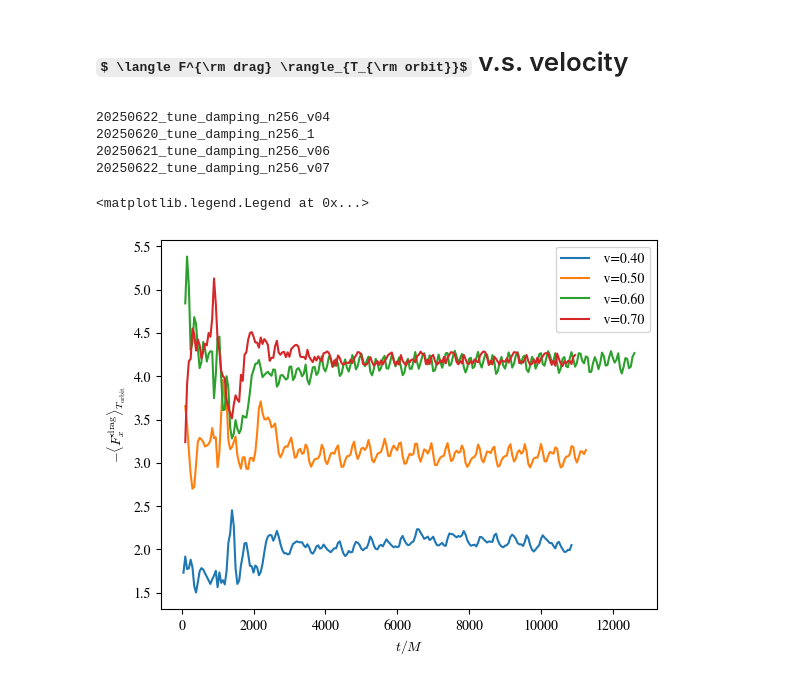
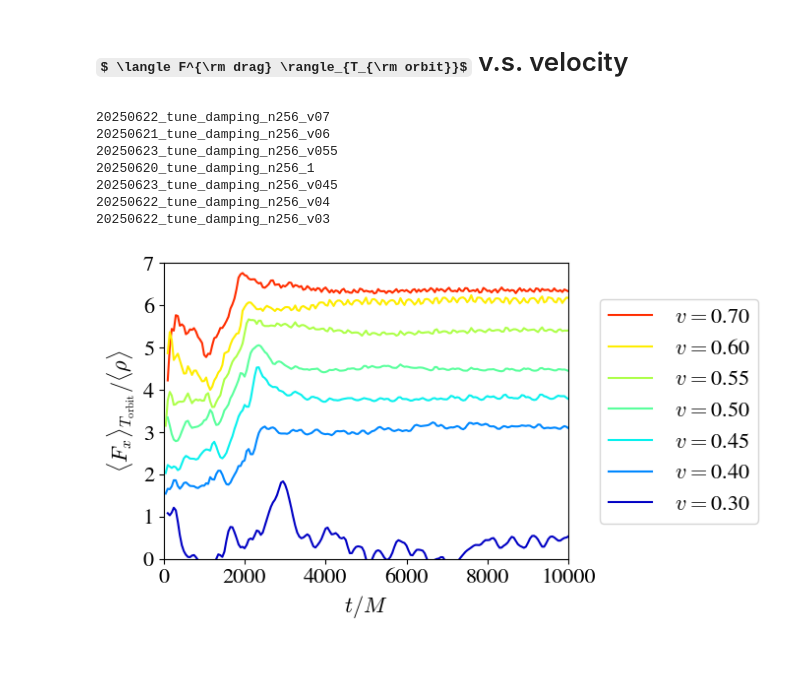
Before and after one commit to XinShuo-ph/plot_scripts, a Jupyter notebook: plot_cleanup_tuned_damping.ipynb, the cells around one changed output. Cells and saved outputs as stored; diff of their text form; code cells hidden in the pictures; some formulas as TeX source.

Commit message:
finalize plots

```diff
--- a/plot_cleanup_tuned_damping.ipynb
+++ b/plot_cleanup_tuned_damping.ipynb
@@ -147,10 +469,14 @@ plt.savefig('n_cell_convergence.pdf', bbox_inches='tight')
 # $ \langle F^{\rm drag} \rangle_{T_{\rm orbit}}$ v.s. velocity
 # %%
 simnames = [
+    (0.7, '20250622_tune_damping_n256_v07'),
+    (0.6, '20250621_tune_damping_n256_v06'),
+    (0.55, '20250623_tune_damping_n256_v055'),
+    (0.5, '20250620_tune_damping_n256_1'),
+    (0.45, '20250623_tune_damping_n256_v045'),
     (0.4, '20250622_tune_damping_n256_v04'),
-    (0.5, '20250620_tune_damping_n256_1'),
-    (0.6, '20250621_tune_damping_n256_v06'),
-    (0.7, '20250622_tune_damping_n256_v07')
+    # (0.35, '20250626_n256_v035'),
+    (0.3, '20250622_tune_damping_n256_v03')
 ]
 
 outR=100.0
@@ -173,46 +499,71 @@ plotdir = "/pscratch/sd/x/xinshuo/plotGReX/"
 
 
 
-plt.figure()
+plt.figure().set_size_inches(7, 4)
+# Create a colormap based on velocity values
+velocities = [v for v, _ in simnames]
+cmap = plt.cm.jet
+norm = plt.Normalize(min(velocities)*0.9, max(velocities)*1.1)
+
 for wave_vel, simname in simnames:
     print(simname)
     results = np.load(plotdir+f"{simname}_2d_integrals_outR{outR}_excise{excise_factor}_psipow2.0_parallel.npy")
 
     # remove the first data points
     results = results[1:]
 
     results_sur = np.load(plotdir+f"{simname}_2d_integrals_surface_outR{outR}_excise{excise_factor}_psipow-2.0_psipow_surface_correction-2.0_parallel.npy")
     results_sur = results_sur[1:]
 
     dt = results[1,0] - results[0,0]
 
     # do a smoothed plot of results[:,1] over a window of T_orbit
     window_size = int(T_orbit/dt)
 
     # Create smoothed array with same length as original
     smoothed_drag = np.zeros_like(results[:,1])
 
     # Handle the main part where full window is available
     valid_smoothed = np.convolve(results[:,1], np.ones(window_size)/window_size, mode='valid')
     smoothed_drag[window_size-1:window_size-1+len(valid_smoothed)] = valid_smoothed
 
     # Handle left boundary (beginning of array)
     for i in range(window_size-1):
         # Use smaller window size for boundary points
         curr_window = i + 1
         smoothed_drag[i] = np.sum(results[:curr_window,1]) / curr_window
 
 
-    plt.plot(results[:,0], -smoothed_drag/results_sur[:,10], label=' v=%.2f'%wave_vel)
+    # Calculate normalized drag
+
+    # normalize by mean density
+    avgrho = np.mean(results_sur[:,10][results_sur[:,0]>average_rho_after])
+    normalized_drag = -smoothed_drag/avgrho
+
+    # # normalize by density at different times
+    # normalized_drag = -smoothed_drag/results_sur[:,10]
+
+    # Get color from colormap based on velocity
+    color = cmap(norm(wave_vel))
+    plt.plot(results[:,0], normalized_drag, label=f' $v=${wave_vel:.2f}', color=color)
+
 
 # plt.ylim(0.003,0.008)
-plt.ylabel('$-\\langle F^{\mathrm{drag}}_x \\rangle_{T_{\mathrm{orbit}}}$')
-plt.xlabel('$t/M$')
-plt.legend()
+plt.xlim(0,10000)
+plt.ylim(0,7)
+plt.ylabel('$\\langle F_x \\rangle_{T_{\mathrm{orbit}}} / \\langle \\rho \\rangle$', fontsize=16)
+plt.xlabel('$t/M$', fontsize=16)
+plt.legend(fontsize=16, bbox_to_anchor=(1.05, 0.5), loc='center left')
+plt.xticks(fontsize=16)
+plt.yticks(fontsize=16)
+plt.tight_layout()
+plt.savefig("Fdrag_vel.pdf",bbox_inches='tight')
 # %% [output]
+20250622_tune_damping_n256_v07
+20250621_tune_damping_n256_v06
+20250623_tune_damping_n256_v055
+20250620_tune_damping_n256_1
+20250623_tune_damping_n256_v045
 20250622_tune_damping_n256_v04
-20250620_tune_damping_n256_1
-20250621_tune_damping_n256_v06
-20250622_tune_damping_n256_v07
+20250622_tune_damping_n256_v03
-<matplotlib.legend.Legend at 0x...>
-[figure, old version]
+[figure, new version]
```
Also changed, not shown: parts of 17 cells of this notebook, 15 other files.
